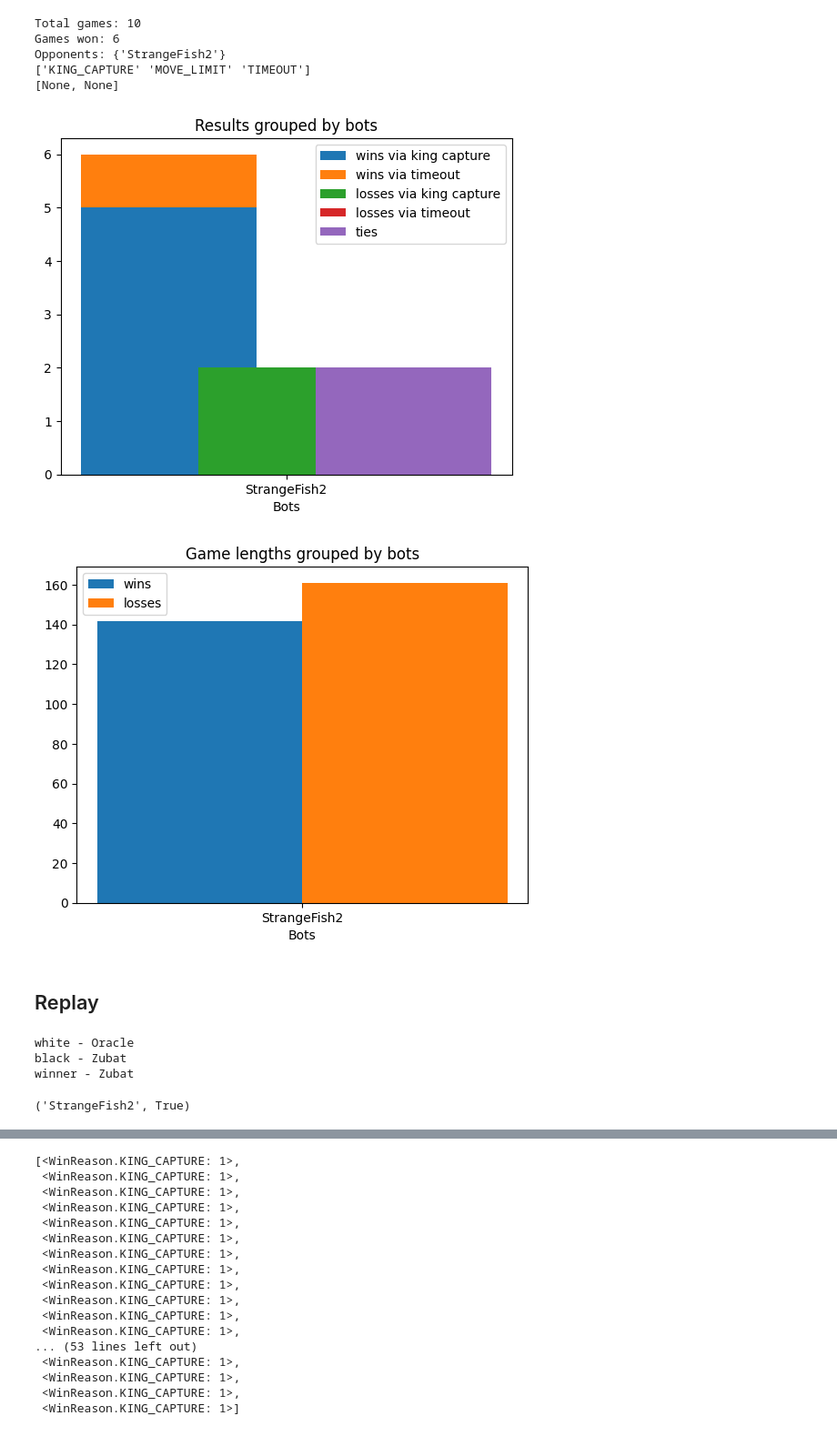
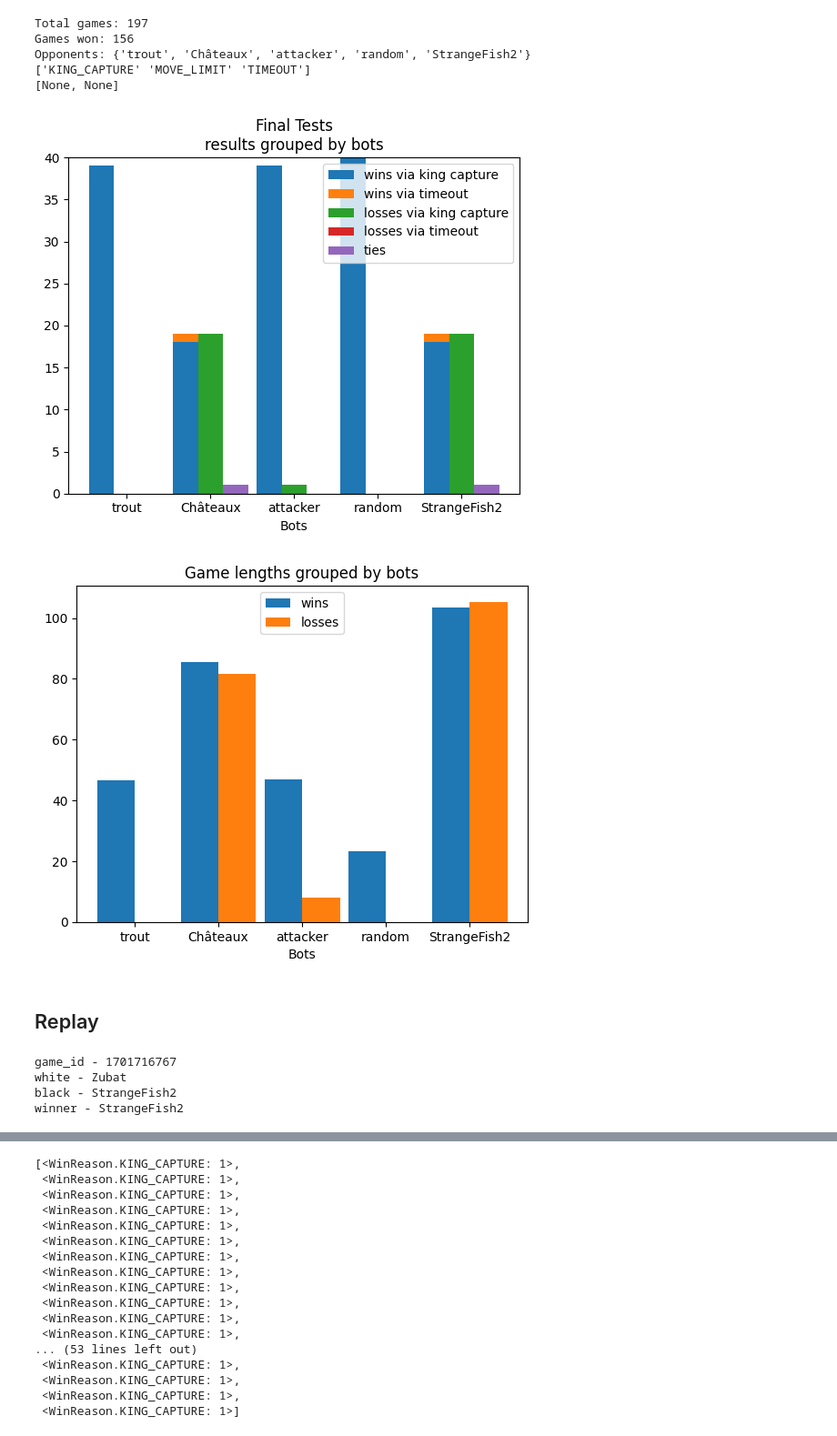
Before and after one commit to JacekCzupyt/RBC-Zubat, a Jupyter notebook: test_game_analysis2.ipynb, the cells around one changed output, grey strips where cells are left out. Shown at 91% size. Drawn from its saved outputs; the diff is of its cells as text; code cells hidden in the pictures.

```diff
--- a/test_game_analysis2.ipynb
+++ b/test_game_analysis2.ipynb
@@ -13,7 +13,7 @@ import numpy as np
 from typing import List
 import json
 # %%
-def draw_graph(data, **kwargs):
+def draw_graph(data, width=0.9, **kwargs):
     # Draw graph
     X = list(data.keys())
     cat = list(data.values())[0].keys()
@@ -24,7 +24,8 @@ def draw_graph(data, **kwargs):
         bottom = np.zeros_like(data.values())
         for subkey in list(data.values())[0][key].keys():
             val = [r[key][subkey] for r in data.values()]
-            plt.bar(X_axis + (0.8/len(cat) * (-1 + (2 * ind + 1)/len(cat))), val, 0.8/len(cat), label = key+subkey, bottom=bottom)
+            plt.bar(X_axis + width*((2*ind+1)/len(cat) - 1)/2, val, width/len(cat), label = key+subkey, bottom=bottom)
+
             bottom = val
 
     plt.xticks(X_axis, X)
@@ -85,31 +86,32 @@ def analyse(path):
     print(np.unique([game.get_win_reason().name for group in grouped_games.values() for game in group]))
     print([game.get_winner_color() for group in grouped_games.values() for game in group if (game.get_win_reason() == WinReason.MOVE_LIMIT)])
 
-    draw_graph(results, x_label="Bots", title="Results grouped by bots")
-    draw_graph(lengths, x_label="Bots", title="Game lengths grouped by bots")
+    draw_graph(results, x_label="Bots", title="Final Tests\nresults grouped by bots")
+    draw_graph(lengths, x_label="Bots", title="Final Tests\ngame lengths grouped by bots")
-# %%
-analyse("game_logs/unranked_games/u150/StrangeFish2")
-# %% [output]
-Total games: 10
-Games won: 6
-Opponents: {'StrangeFish2'}
-['KING_CAPTURE' 'MOVE_LIMIT' 'TIMEOUT']
-[None, None]
-[figure, removed]
-[figure, removed]
+# %%
+analyse("game_logs/ranked_games/batch_18 (0,125 - 100)")
+# %% [output]
+Total games: 197
+Games won: 156
+Opponents: {'trout', 'Châteaux', 'attacker', 'random', 'StrangeFish2'}
+['KING_CAPTURE' 'MOVE_LIMIT' 'TIMEOUT']
+[None, None]
+[figure, added]
+[figure, added]
 # %% [markdown]
 ## Replay
 # %%
 from strangefish.utilities.replay_window import MyReplayWindow
 
-dir = "game_logs/ranked_games/batch_12 (0,125 - 75)"
+dir = "game_logs/unranked_games/u4r4/StrangeFish2"
 
-i = 0
+i = 3
 
 game_id = os.listdir(dir)[i]
 
 game = GameHistory.from_file(os.path.join(dir, game_id, f"game_{game_id}.log"))
 
+print(f"game_id - {game_id}")
 print(f"white - {game.get_white_player_name()}")
 print(f"black - {game.get_black_player_name()}")
 print(f"winner - {game.get_white_player_name() if game.get_winner_color() else game.get_black_player_name()}")
@@ -117,7 +119,7 @@ print(f"winner - {game.get_white_player_name() if game.get_winner_color() else g
 
 window = MyReplayWindow(game)
 
-move = 0
+move = 11
 
 for i in range(move * 4):
     window.go_forwards()
@@ -125,10 +127,7 @@ for i in range(move * 4):
 while window.update():
     window.draw()
 # %% [output]
-white - Oracle
-black - Zubat
-winner - Zubat
+game_id - 1701716767
+white - Zubat
+black - StrangeFish2
+winner - StrangeFish2
-# %%
-game_hists[7].get_white_player_name(), game_hists[7].get_winner_color()
-# %% [output]
-('StrangeFish2', True)
```
Also changed, not shown: parts of 4 cells of this notebook, 1 other file.
